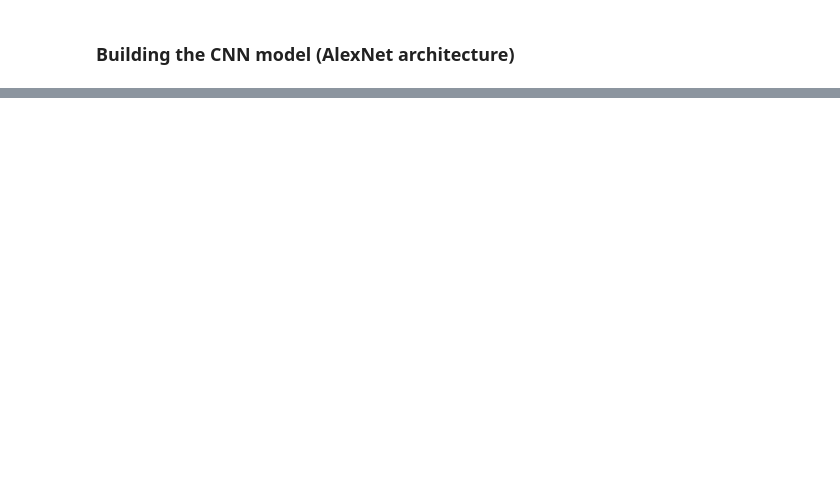
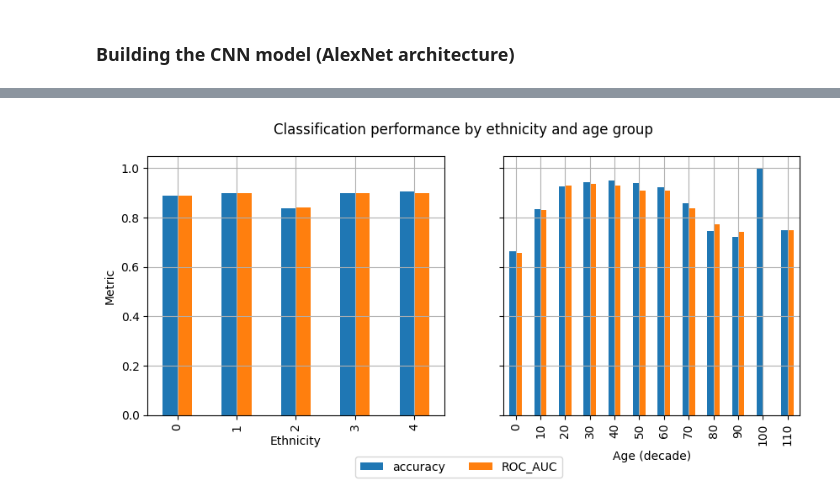
Before and after one commit to miknab/fair-image-classifier, a Jupyter notebook: fc_cnn.ipynb, the cells around one changed output, grey strips where cells are left out. Saved outputs shown, nothing was run; the diff lists cells and outputs as text; code cells hidden in the pictures; blank space fills up the shorter version.

```diff
--- a/fc_cnn.ipynb
+++ b/fc_cnn.ipynb
@@ -184,0 +341,5 @@ accuracy_score(y_test, y_pred)
+# %%
+ethnicity_groups = dict()
+
+for ethn_idx in test_data["ethnicity"].unique():
+    ethnicity_groups[ethn_idx] = list(test_data[test_data["ethnicity"]==ethn_idx].index)
@@ -184,0 +365,22 @@ accuracy_score(y_test, y_pred)
+# %%
+age_groups = dict()
+
+for age_idx in test_data["age_decades"].unique():
+    age_groups[age_idx] = list(test_data[test_data["age_decades"]==age_idx].index)
+# %%
+performance_by_age = dict()
+for age_idx in test_data["age_decades"].unique():
+    y_prob_age = alex_net.predict(X_test[age_groups[age_idx]])
+    y_pred_age = np.array([np.argmax(i) for i in y_prob_age])
+    acc = accuracy_score(y_test[age_groups[age_idx]], y_pred_age)
+    try:
+        rocauc = roc_auc_score(y_test[age_groups[age_idx]], y_pred_age)
+    except ValueError:
+        rocauc = np.nan
+
+    performance_by_age[age_idx] = {"accuracy": acc,
+                                      "ROC_AUC": rocauc}
+
+sorted_columns = sorted([k for k,v in performance_by_age.items()])
+performance_by_age_df = pd.DataFrame(performance_by_age,
+                                     columns = sorted_columns).transpose()
@@ -184,0 +400,19 @@ accuracy_score(y_test, y_pred)
+# %%
+fig, axs = plt.subplots(1,2, figsize=(10,4), sharey=True, gridspec_kw = {"hspace": 0.07})
+ax = axs[0]
+performance_by_ethnicity_df.plot(kind="bar", ax = ax, grid=True, legend=False)
+ax.set_xlabel("Ethnicity")
+ax.set_ylabel("Metric")
+
+ax = axs[1]
+performance_by_age_df.plot(kind="bar", ax = ax, grid=True)
+ax.set_xlabel("Age (decade)")
+ax.legend(loc="center", bbox_to_anchor=(-0.15,-0.2), ncol=2)
+
+fig.suptitle("Classification performance by ethnicity and age group")
+
+plt.savefig(new_model_dir / f"cls_performance_analysis__{file_suffix}",
+            bbox_inches='tight')
+plt.show()
+# %% [output]
+[figure, added]
```
Also changed, not shown: parts of 30 cells of this notebook.
